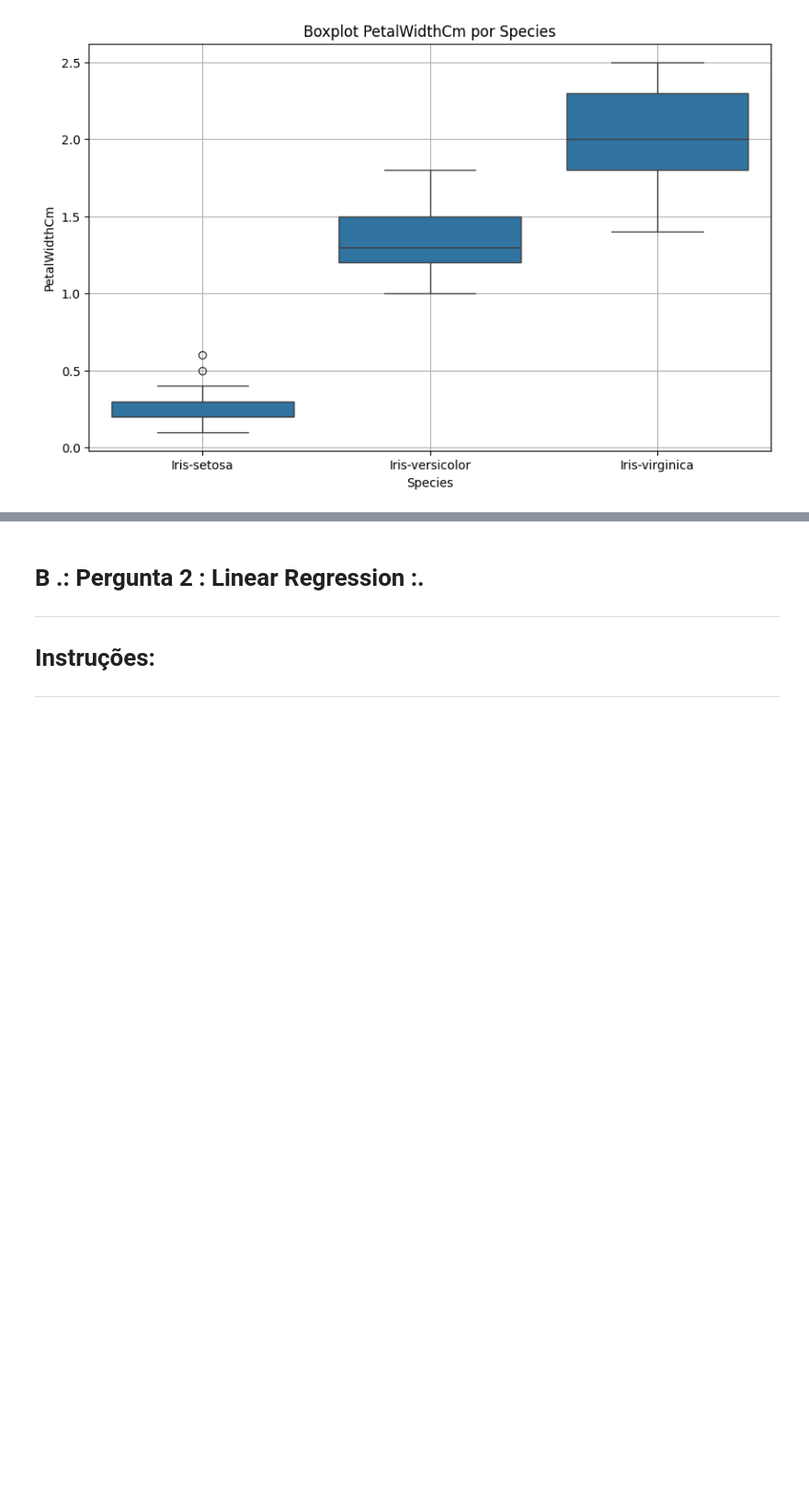
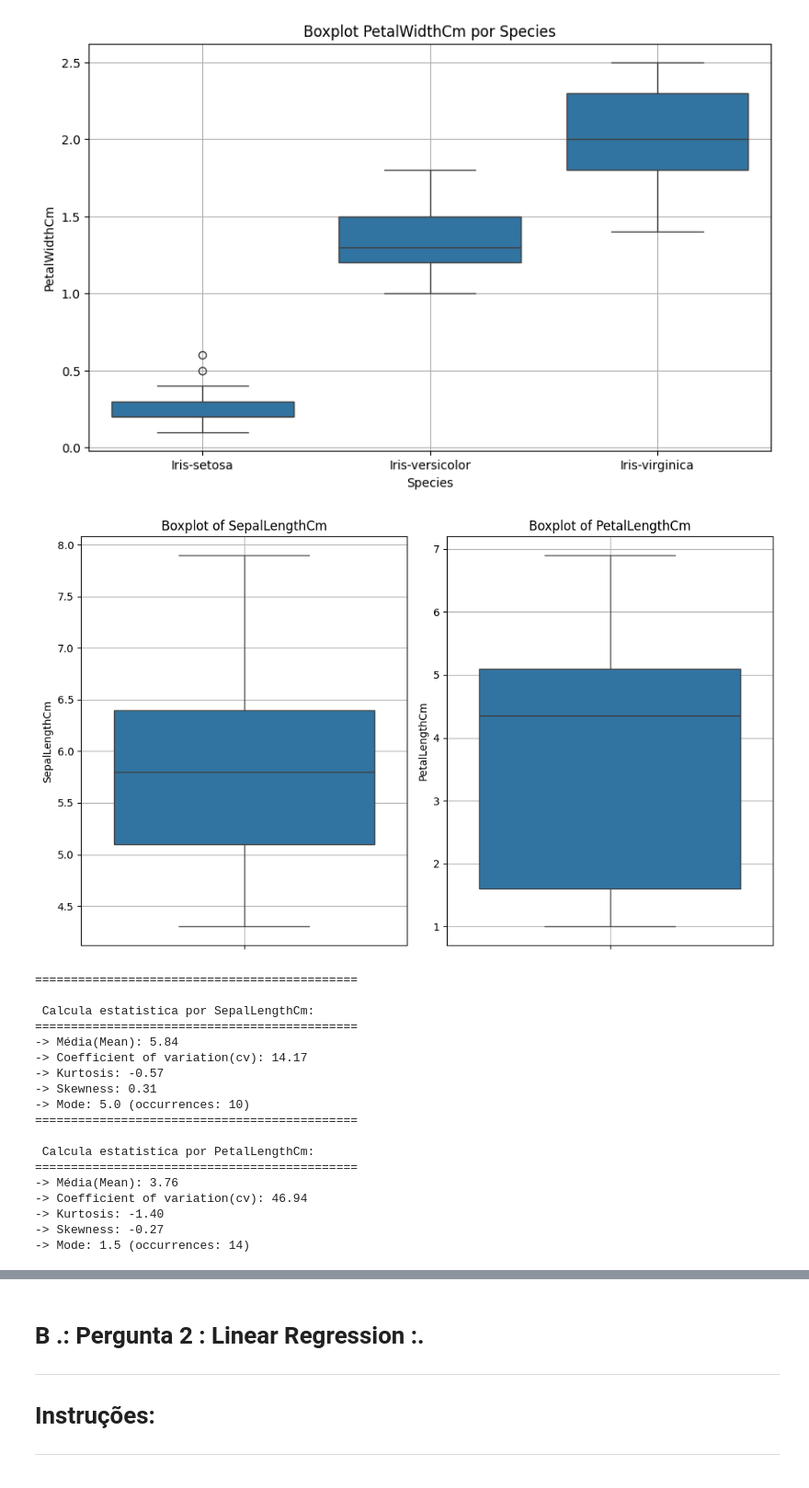
Before and after one commit to jeojildo/fundamentos-int-comp-ciencia-dados, a Jupyter notebook: Atividade_2_1_Linear_Regression_and_Metrics.ipynb, the cells around one changed output, grey strips where cells are left out. Shown at 92% size. Saved outputs shown, nothing was run; the diff lists cells and outputs as text; code cells hidden in the pictures; blank space fills up the shorter version.

```diff
--- a/Atividade_2_1_Linear_Regression_and_Metrics.ipynb
+++ b/Atividade_2_1_Linear_Regression_and_Metrics.ipynb
@@ -122,3 +122,64 @@ plt.title('Boxplot PetalWidthCm por Species')
 plt.show()
 # %% [output]
 [figure]
+# %%
+import pandas as pd
+import seaborn as sns
+import matplotlib.pyplot as plt
+from scipy.stats import kurtosis, skew, mode
+
+
+df = pd.read_csv('https://raw.githubusercontent.com/jeojildo/fundamentos-int-comp-ciencia-dados/refs/heads/main/Iris.csv')
+
+# Selecionar duas features: SepalLengthCm e PetalLengthCm
+features = ['SepalLengthCm', 'PetalLengthCm']
+
+#Cria Boxplots das duas features
+plt.figure(figsize=(10, 6))
+for i, col in enumerate(features):
+    plt.subplot(1, 2, i + 1)
+    sns.boxplot(y=df[col])
+    plt.title(f'Boxplot of {col}')
+    plt.grid(True)
+plt.tight_layout()
+plt.show()
+
+
+# Calcular para cada feature
+for feature in features:
+    values = df[feature]
+    mean_val = values.mean()
+    std_val = values.std()
+    cv = std_val / mean_val *100
+    kurt = kurtosis(values)
+    skewness = skew(values)
+    mode_result = mode(values, keepdims=False)
+
+    print("=============================================")
+    print(f"\n Calcula estatistica por {feature}:")
+    print("=============================================")
+    print(f"-> Média(Mean): {mean_val:.2f}")
+    print(f"-> Coefficient of variation(cv): {cv:.2f}")
+    print(f"-> Kurtosis: {kurt:.2f}")
+    print(f"-> Skewness: {skewness:.2f}")
+    print(f"-> Mode: {mode_result.mode} (occurrences: {mode_result.count})")
+# %% [output]
+[figure, added]
+=============================================
+
+ Calcula estatistica por SepalLengthCm:
+=============================================
+-> Média(Mean): 5.84
+-> Coefficient of variation(cv): 14.17
+-> Kurtosis: -0.57
+-> Skewness: 0.31
+-> Mode: 5.0 (occurrences: 10)
+=============================================
+
+ Calcula estatistica por PetalLengthCm:
+=============================================
+-> Média(Mean): 3.76
+-> Coefficient of variation(cv): 46.94
+-> Kurtosis: -1.40
+-> Skewness: -0.27
+-> Mode: 1.5 (occurrences: 14)
```
Also changed, not shown: parts of 1 cell of this notebook.
